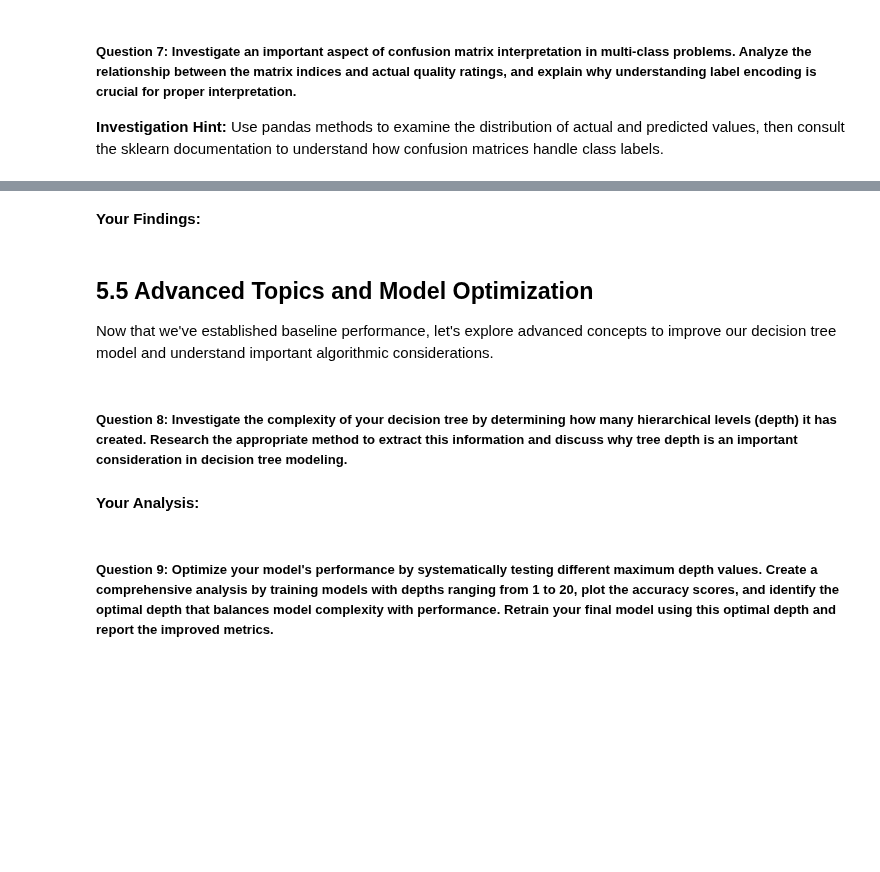
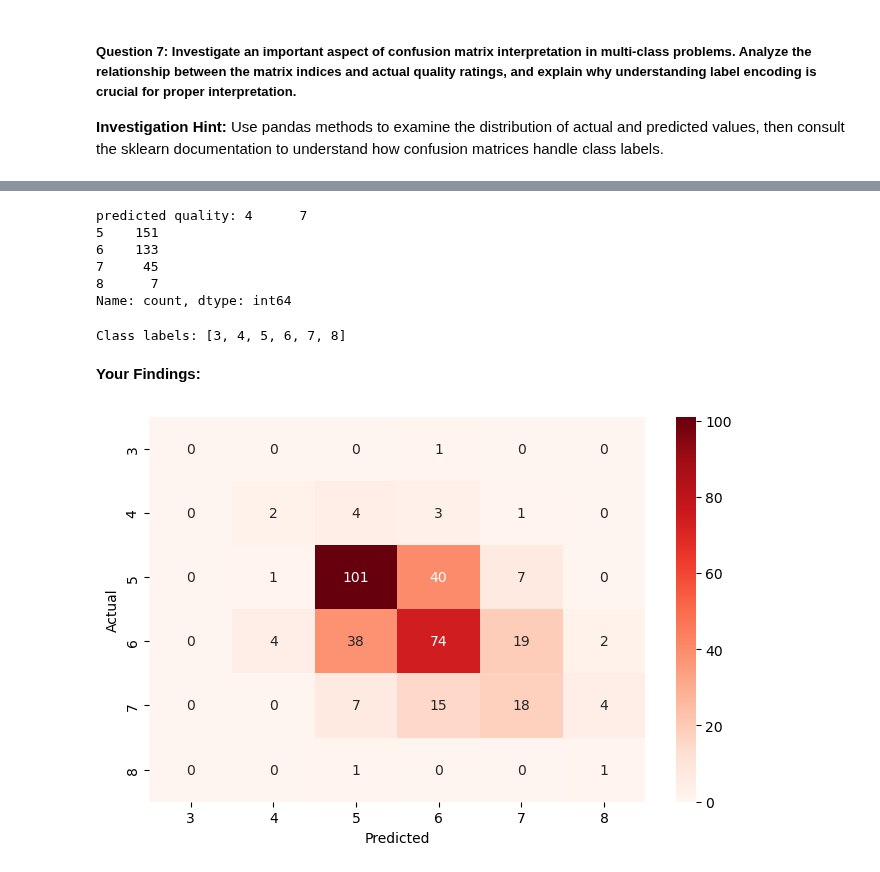
Before and after one commit to SadmanUddin/Machine-Learning-Lab, a Jupyter notebook: Decision tree/DSF 05 - Decision Trees Exercise.ipynb, the cells around one changed output, grey strips where cells are left out. Saved outputs shown, nothing was run; the diff lists cells and outputs as text; code cells hidden in the pictures; blank space fills up the shorter version.

```diff
--- a/Decision tree/DSF 05 - Decision Trees Exercise.ipynb
+++ b/Decision tree/DSF 05 - Decision Trees Exercise.ipynb
@@ -133,10 +222,25 @@ Predictions alone don't tell us much about our model's reliability. We need quan
+# %%
+print("predicted quality:",pd.Series(y_pred).value_counts().sort_index())
+# %% [output]
+predicted quality: 4      7
+5    151
+6    133
+7     45
+8      7
+Name: count, dtype: int64
+# %%
+labels = sorted(set(y_test) | set(y_pred))
+print("Class labels:", labels)
+# %% [output]
+Class labels: [3, 4, 5, 6, 7, 8]
 # %% [markdown]
 **Your Findings:**
 # %%
-# Create a properly labeled confusion matrix here
+cm = confusion_matrix(y_test,y_pred,labels=labels)
+plt.figure(figsize=(8,5))
+sns.heatmap(cm,annot=True,fmt="d",cmap="Reds",xticklabels=labels,yticklabels=labels)
+plt.xlabel("Predicted")
+plt.ylabel("Actual")
+plt.show()
+# %% [output]
+[figure, added]
-# %% [markdown]
-## 5.5 Advanced Topics and Model Optimization
-
-Now that we've established baseline performance, let's explore advanced concepts to improve our decision tree model and understand important algorithmic considerations.
-# %% [markdown]
-##### Question 8: Investigate the complexity of your decision tree by determining how many hierarchical levels (depth) it has created. Research the appropriate method to extract this information and discuss why tree depth is an important consideration in decision tree modeling.
@@ -145,4 +246,0 @@ Now that we've established baseline performance, let's explore advanced concepts
-# %% [markdown]
-**Your Analysis:**
-# %% [markdown]
-##### Question 9: Optimize your model's performance by systematically testing different maximum depth values. Create a comprehensive analysis by training models with depths ranging from 1 to 20, plot the accuracy scores, and identify the optimal depth that balances model complexity with performance. Retrain your final model using this optimal depth and report the improved metrics.
```
Also changed, not shown: parts of 30 cells of this notebook.
